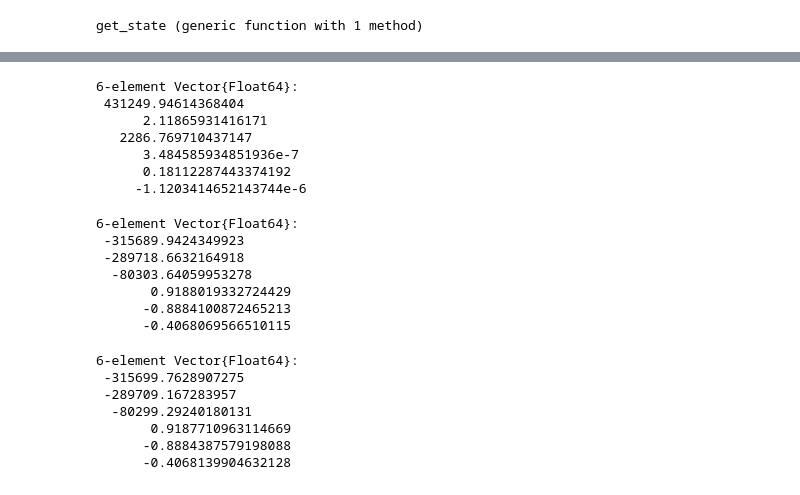
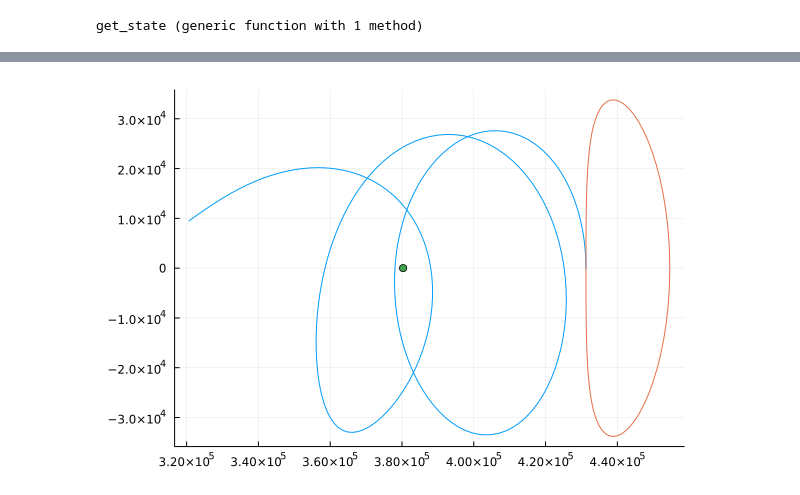
Before and after one commit to vegaf1/convex_mpc_stationkeeping, a Jupyter notebook: ephemeris_transformation.ipynb, the cells around one changed output, grey strips where cells are left out. Drawn from its saved outputs; the diff is of its cells as text; code cells hidden in the pictures.

```diff
--- a/ephemeris_transformation.ipynb
+++ b/ephemeris_transformation.ipynb
@@ -309,30 +529,25 @@ plot(all_states[1,:], all_states[2,:], all_states[3,:])
-# %%
-test = [xtraj[1:3,2]; xtraj[4:6,2]/86400]
-# %% [output]
-6-element Vector{Float64}:
- 431249.94614368404
-      2.11865931416171
-   2286.769710437147
-      3.484585934851936e-7
-      0.18112287443374192
-     -1.1203414652143744e-6
-# %%
-check = cr3bp_to_ephem(test, time_steps_s[2])
-# %% [output]
-6-element Vector{Float64}:
- -315689.9424349923
- -289718.6632164918
-  -80303.64059953278
-       0.9188019332724429
-      -0.8884100872465213
-      -0.4068069566510115
-# %%
-all_states[:,2]
-# %% [output]
-6-element Vector{Float64}:
- -315699.7628907275
- -289709.167283957
-  -80299.29240180131
-       0.9187710963114669
-      -0.8884387579198088
-      -0.4068139904632128
+# %%
+#transfer all to cr3bp
+all_states_cr3bp = zeros(size(all_states))
+
+for i=1:size(all_states)[2]
+
+    all_states_cr3bp[:,i] = ephem_to_cr3bp(all_states[:,i], et+sol.t[i])
+
+end
+# %%
+# plot(all_states_cr3bp[1,:], all_states_cr3bp[2,:], all_states_cr3bp[3,:])
+
+# plot!(xtraj[1,1:7], xtraj[2,1:7], xtraj[3,1:7])
+
+plot(all_states_cr3bp[1,:], all_states_cr3bp[2,:], label = "Ephemeris Forward Rollout")
+
+plot!(xtraj[1,:], xtraj[2,:], label = "original cr3bp orbit")
+
+scatter!([(1-μ_earth_moon)*l_star], [0], label = "Moon", legend=false)
+
+
+
+#scatter!([all_states_cr3bp[1,1]], [all_states_cr3bp[2,1]], [all_states_cr3bp[3,1]])
+# %% [output]
+[figure, added]
```
Also changed, not shown: parts of 37 cells of this notebook, 1 other file.
